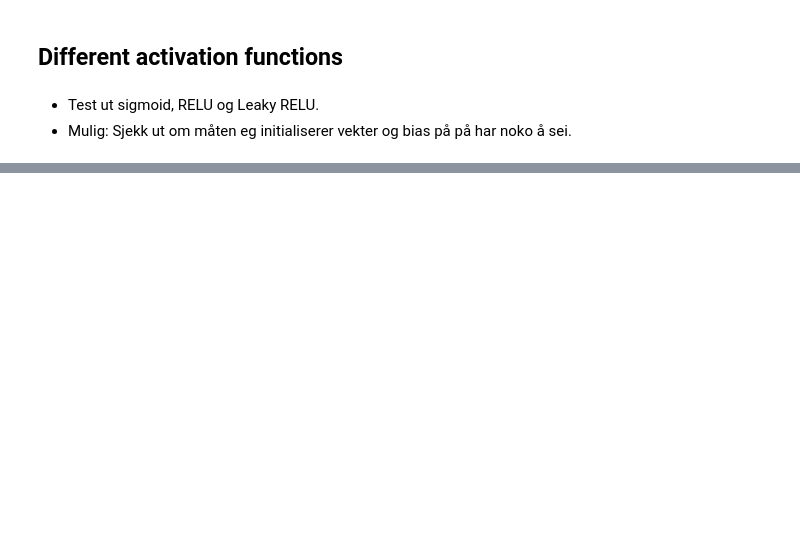
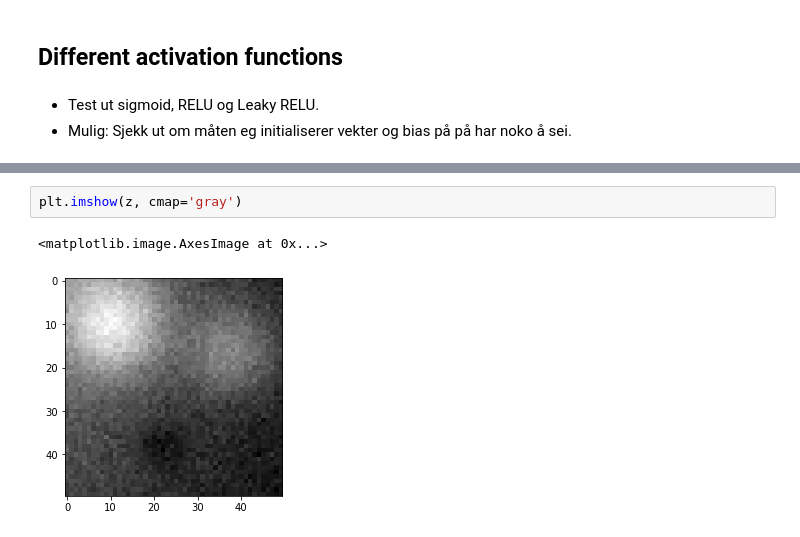
Before and after one commit to eoydvin/FYS-STK4155, a Jupyter notebook: Project_2/NN Regression.ipynb, the cells around one changed output, grey strips where cells are left out. Drawn from its saved outputs; the diff is of its cells as text; blank space fills up the shorter version.

```diff
--- a/Project_2/NN Regression.ipynb
+++ b/Project_2/NN Regression.ipynb
@@ -23,0 +199,5 @@ In this exercise I will develop my own NN and use it against the same weather ra
+# %%
+plt.imshow(z, cmap='gray')
+# %% [output]
+<matplotlib.image.AxesImage at 0x...>
+[figure, added]
```
Also changed, not shown: parts of 7 cells of this notebook, 5 other files.
